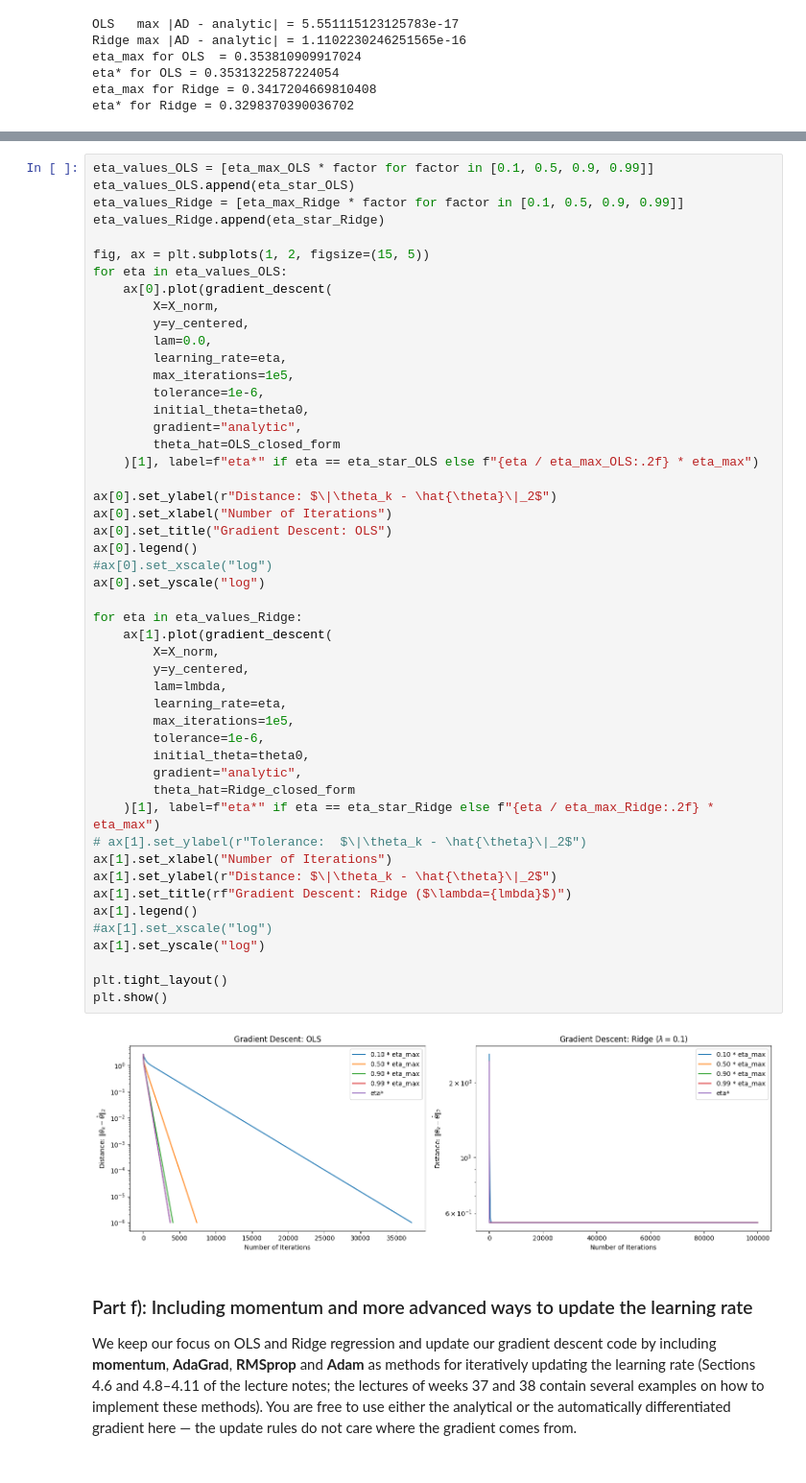
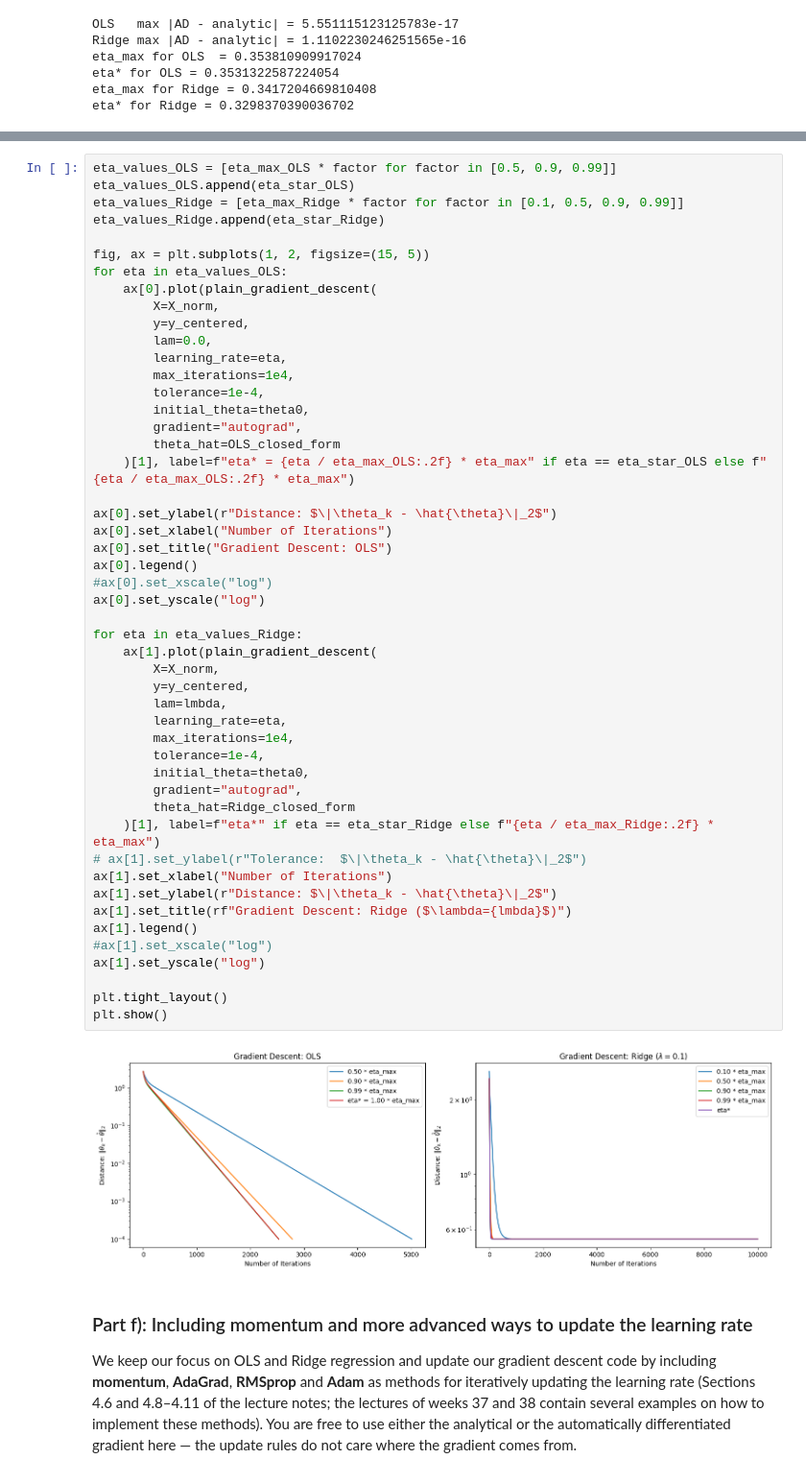
Before and after one commit to JOJ0O0O/MachineLearningUiO, a Jupyter notebook: doc/Projects/2026/Project1/Project1.ipynb, the cells around one changed output, grey strips where cells are left out. Shown at 96% size. Drawn from its saved outputs; the diff is of its cells as text.

```diff
--- a/doc/Projects/2026/Project1/Project1.ipynb
+++ b/doc/Projects/2026/Project1/Project1.ipynb
@@ -488,56 +490,56 @@ def gradient_descent(
 
     return theta_history, distance_history
 # %%
-eta_values_OLS = [eta_max_OLS * factor for factor in [0.1, 0.5, 0.9, 0.99]]
+eta_values_OLS = [eta_max_OLS * factor for factor in [0.5, 0.9, 0.99]]
 eta_values_OLS.append(eta_star_OLS)
 eta_values_Ridge = [eta_max_Ridge * factor for factor in [0.1, 0.5, 0.9, 0.99]]
 eta_values_Ridge.append(eta_star_Ridge)
 
 fig, ax = plt.subplots(1, 2, figsize=(15, 5))
 for eta in eta_values_OLS:
-    ax[0].plot(gradient_descent(
+    ax[0].plot(plain_gradient_descent(
         X=X_norm,
         y=y_centered,
         lam=0.0,
         learning_rate=eta,
-        max_iterations=1e5,
-        tolerance=1e-6,
+        max_iterations=1e4,
+        tolerance=1e-4,
         initial_theta=theta0,
-        gradient="analytic",
+        gradient="autograd",
         theta_hat=OLS_closed_form
-    )[1], label=f"eta*" if eta == eta_star_OLS else f"{eta / eta_max_OLS:.2f} * eta_max")
+    )[1], label=f"eta* = {eta / eta_max_OLS:.2f} * eta_max" if eta == eta_star_OLS else f"{eta / eta_max_OLS:.2f} * eta_max")
 
 ax[0].set_ylabel(r"Distance: $\|\theta_k - \hat{\theta}\|_2$")
 ax[0].set_xlabel("Number of Iterations")
 ax[0].set_title("Gradient Descent: OLS")
 ax[0].legend()
 #ax[0].set_xscale("log")
 ax[0].set_yscale("log")
 
 for eta in eta_values_Ridge:
-    ax[1].plot(gradient_descent(
+    ax[1].plot(plain_gradient_descent(
         X=X_norm,
         y=y_centered,
         lam=lmbda,
         learning_rate=eta,
-        max_iterations=1e5,
-        tolerance=1e-6,
+        max_iterations=1e4,
+        tolerance=1e-4,
         initial_theta=theta0,
-        gradient="analytic",
+        gradient="autograd",
         theta_hat=Ridge_closed_form
     )[1], label=f"eta*" if eta == eta_star_Ridge else f"{eta / eta_max_Ridge:.2f} * eta_max")
 # ax[1].set_ylabel(r"Tolerance:  $\|\theta_k - \hat{\theta}\|_2$")
 ax[1].set_xlabel("Number of Iterations")
 ax[1].set_ylabel(r"Distance: $\|\theta_k - \hat{\theta}\|_2$")
 ax[1].set_title(rf"Gradient Descent: Ridge ($\lambda={lmbda}$)")
 ax[1].legend()
 #ax[1].set_xscale("log")
 ax[1].set_yscale("log")
 
 plt.tight_layout()
 plt.show()
 # %% [output]
-[figure, old version]
+[figure, new version]
 # %% [markdown]
 ### Part f): Including momentum and more advanced ways to update the learning rate
 
```
Also changed, not shown: parts of 2 cells of this notebook.
